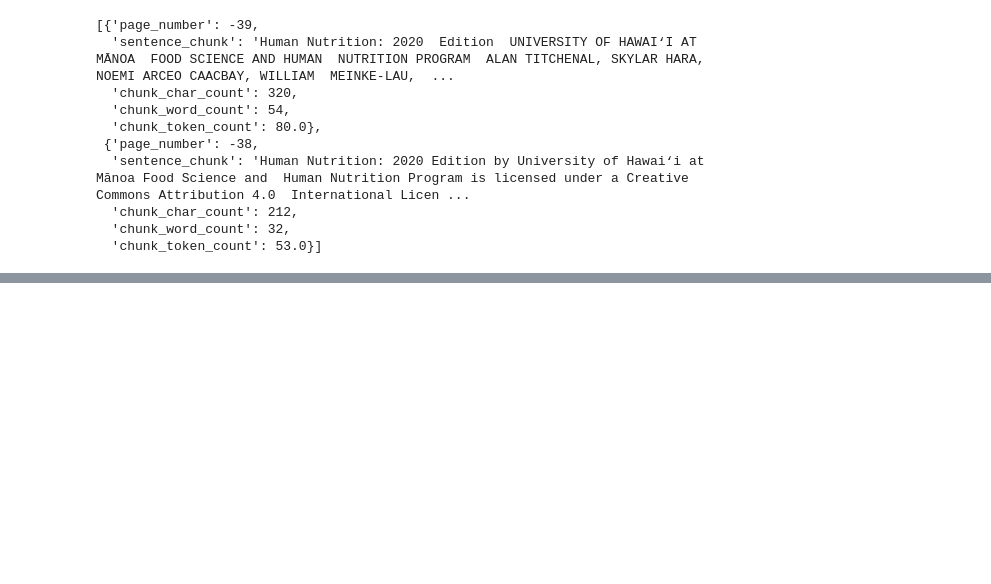
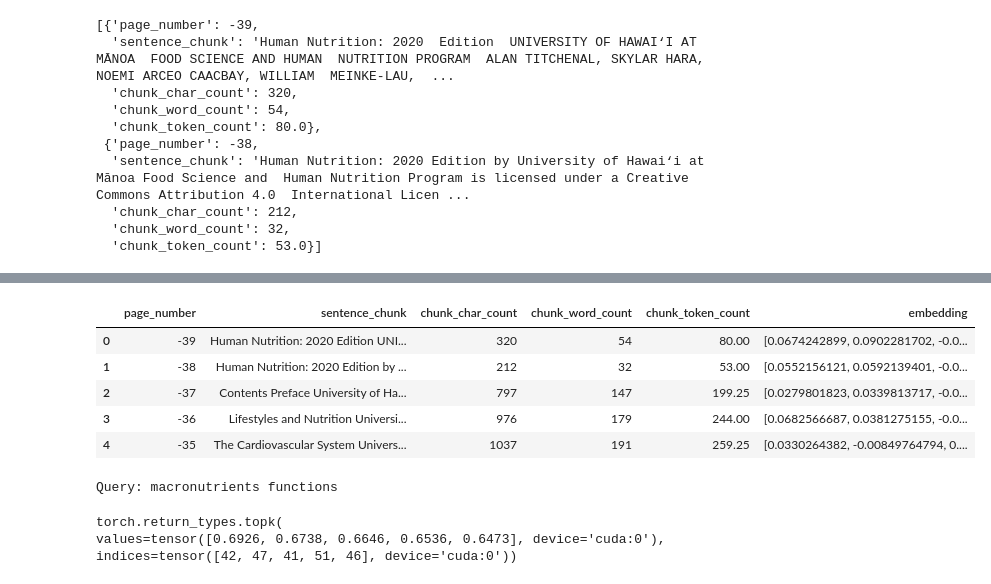
Before and after one commit to pranzalkhadka/RAG_from_scratch, a Jupyter notebook: rag.ipynb, the cells around one changed output, grey strips where cells are left out. Drawn from its saved outputs; the diff is of its cells as text; code cells hidden in the pictures; blank space fills up the shorter version.

```diff
--- a/rag.ipynb
+++ b/rag.ipynb
@@ -319,0 +390,9 @@ random.sample(pages_and_chunks_over_min_token_len, k =1)
+# %%
+text_chunks_and_embedding_df.head()
+# %% [output]
+|  | page_number | sentence_chunk | chunk_char_count | chunk_word_count | chunk_token_count | embedding |
+| 0 | -39 | Human Nutrition: 2020 Edition UNI... | 320 | 54 | 80.00 | [0.0674242899, 0.0902281702, -0.0... |
+| 1 | -38 | Human Nutrition: 2020 Edition by ... | 212 | 32 | 53.00 | [0.0552156121, 0.0592139401, -0.0... |
+| 2 | -37 | Contents Preface University of Ha... | 797 | 147 | 199.25 | [0.0279801823, 0.0339813717, -0.0... |
+| 3 | -36 | Lifestyles and Nutrition Universi... | 976 | 179 | 244.00 | [0.0682566687, 0.0381275155, -0.0... |
+| 4 | -35 | The Cardiovascular System Univers... | 1037 | 191 | 259.25 | [0.0330264382, -0.00849764794, 0.... |
@@ -319,0 +404,17 @@ random.sample(pages_and_chunks_over_min_token_len, k =1)
+# %%
+query = "macronutrients functions"
+
+print(f"Query: {query}")
+# %% [output]
+Query: macronutrients functions
+# %%
+query_embedding = embedding_model.encode(query, convert_to_tensor=True).to(device)
+
+dot_score = util.dot_score(a=query_embedding, b=embeddings)[0]
+
+top_results_dot_product = torch.topk(dot_score, k=5)
+print(top_results_dot_product)
+# %% [output]
+torch.return_types.topk(
+values=tensor([0.6926, 0.6738, 0.6646, 0.6536, 0.6473], device='cuda:0'),
+indices=tensor([42, 47, 41, 51, 46], device='cuda:0'))
```
Also changed, not shown: parts of 24 cells of this notebook, 3 other files.
